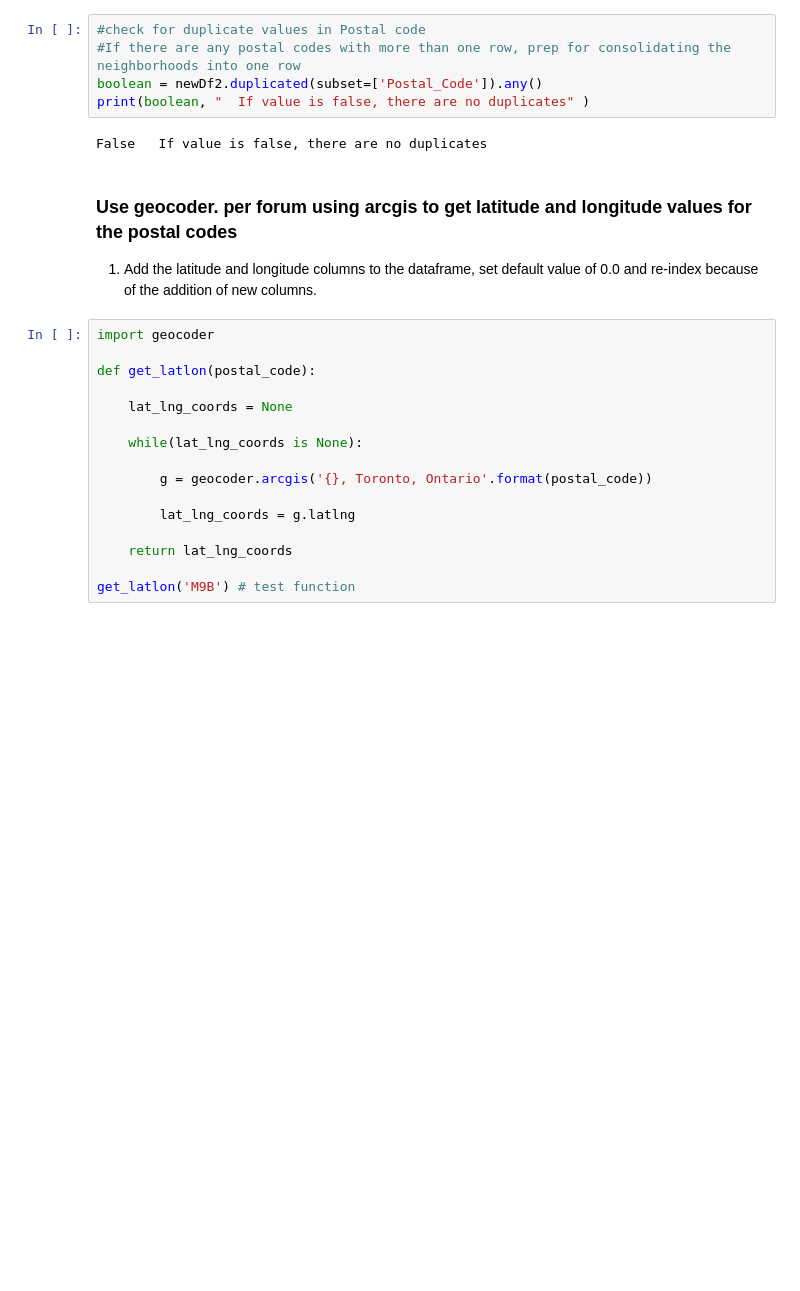
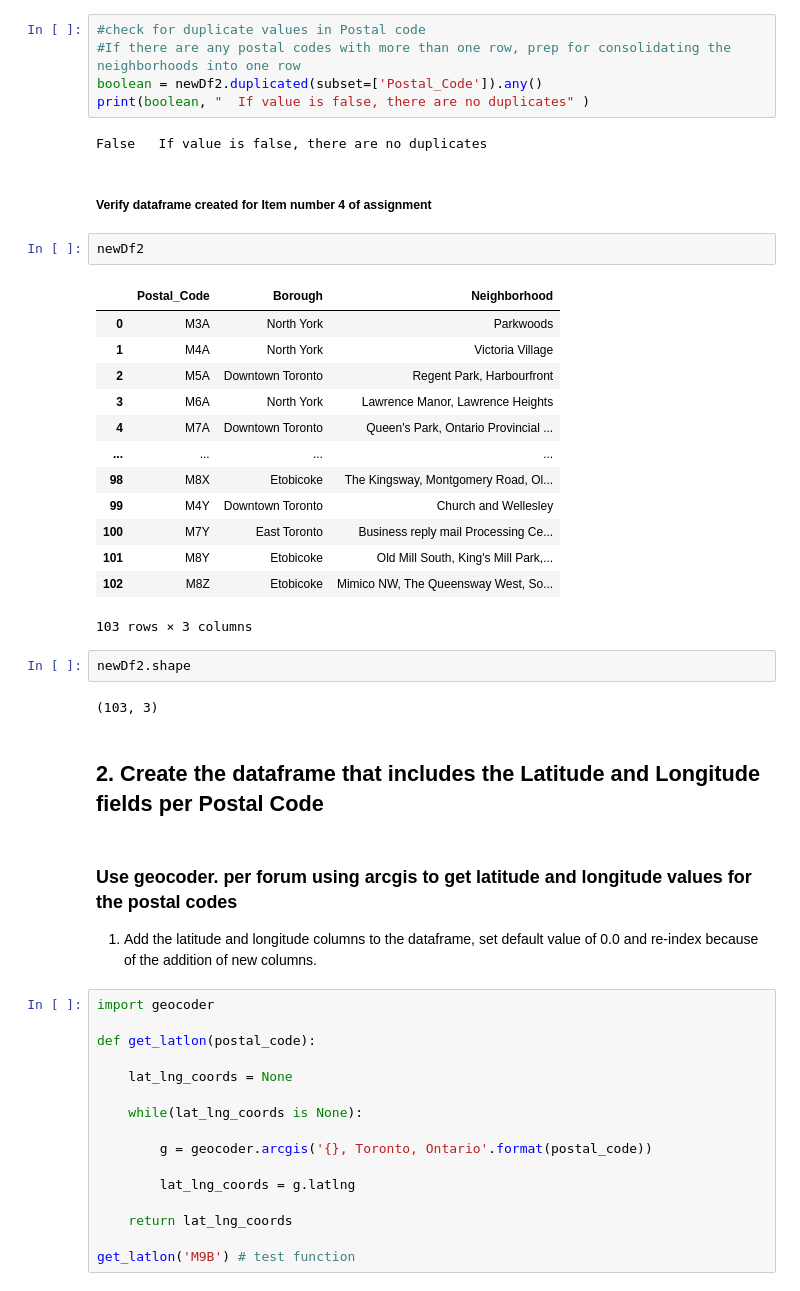
Before and after one commit to tkrowisz6/Coursera_Capstone, a Jupyter notebook: TYK-SegMentClusterTorontoNeighborhoods.ipynb, the cells around one changed output. Drawn from its saved outputs; the diff is of its cells as text; blank space fills up the shorter version.

```diff
--- a/TYK-SegMentClusterTorontoNeighborhoods.ipynb
+++ b/TYK-SegMentClusterTorontoNeighborhoods.ipynb
@@ -343,6 +341,30 @@ boolean = newDf2.duplicated(subset=['Postal_Code']).any()
 print(boolean, "  If value is false, there are no duplicates" )
 # %% [output]
 False   If value is false, there are no duplicates
+# %% [markdown]
+##### Verify dataframe created for Item number 4 of assignment
+# %%
+newDf2
+# %% [output]
+|  | Postal_Code | Borough | Neighborhood |
+| 0 | M3A | North York | Parkwoods |
+| 1 | M4A | North York | Victoria Village |
+| 2 | M5A | Downtown Toronto | Regent Park, Harbourfront |
+| 3 | M6A | North York | Lawrence Manor, Lawrence Heights |
+| 4 | M7A | Downtown Toronto | Queen's Park, Ontario Provincial ... |
+| ... | ... | ... | ... |
+| 98 | M8X | Etobicoke | The Kingsway, Montgomery Road, Ol... |
+| 99 | M4Y | Downtown Toronto | Church and Wellesley |
+| 100 | M7Y | East Toronto | Business reply mail Processing Ce... |
+| 101 | M8Y | Etobicoke | Old Mill South, King's Mill Park,... |
+| 102 | M8Z | Etobicoke | Mimico NW, The Queensway West, So... |
+103 rows × 3 columns
+# %%
+newDf2.shape
+# %% [output]
+(103, 3)
+# %% [markdown]
+## 2. Create the dataframe that includes the Latitude and Longitude fields per Postal Code
 # %% [markdown]
 ### Use geocoder. per forum using arcgis to get latitude and longitude values for the postal codes
 1.  Add the latitude and longitude columns to the dataframe, set default value of 0.0 and re-index because of the addition of new columns.
```
Also changed, not shown: parts of 9 cells of this notebook.
